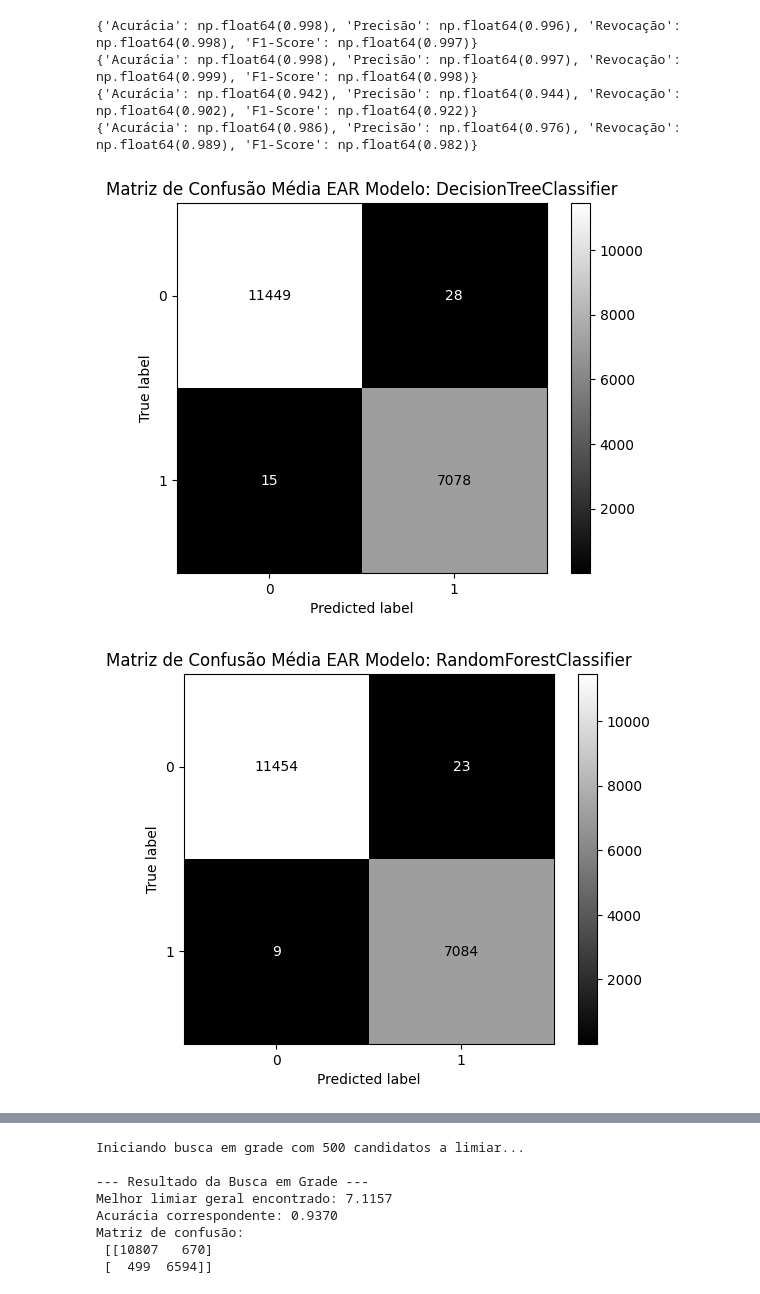
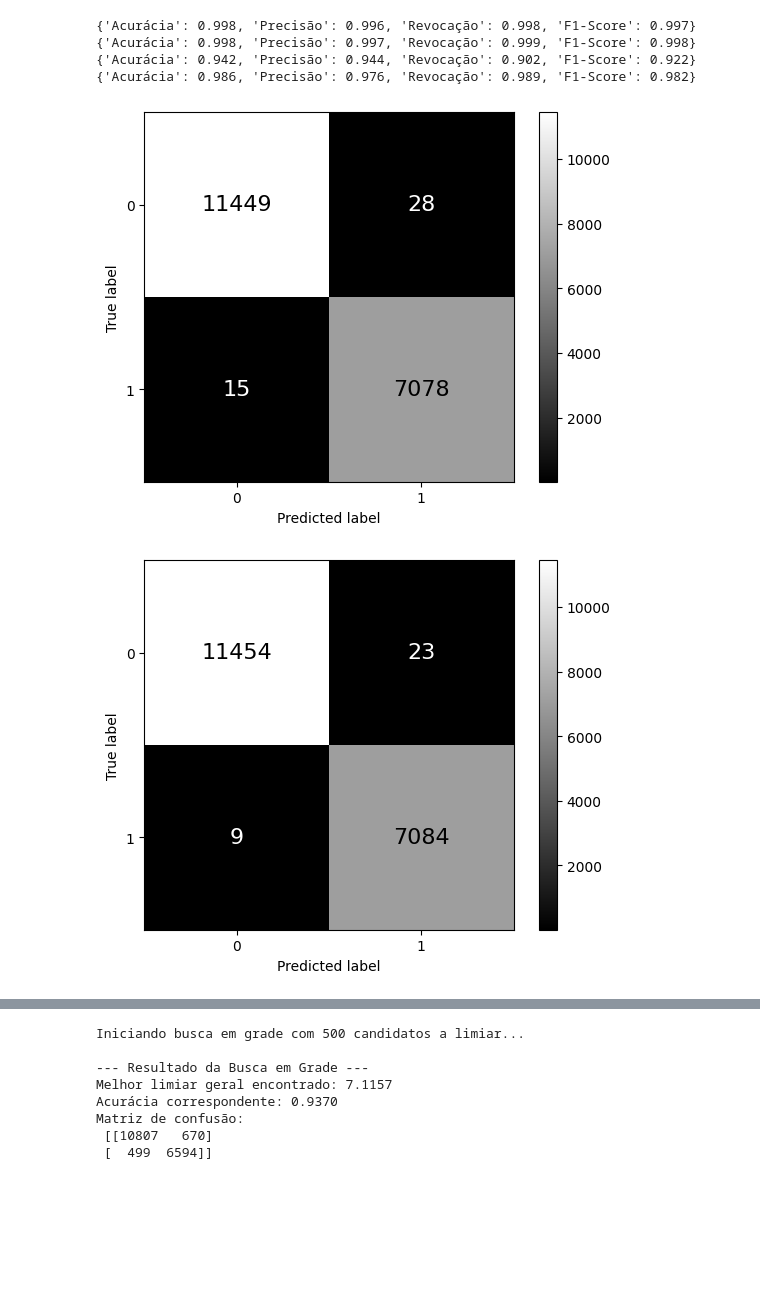
Before and after one commit to Barradas13/AssistiveDomotical, a Jupyter notebook: OSEMN/colabs/model.ipynb, the cells around one changed output, grey strips where cells are left out. Drawn from its saved outputs; the diff is of its cells as text; code cells hidden in the pictures; blank space fills up the shorter version.

```diff
--- a/OSEMN/colabs/model.ipynb
+++ b/OSEMN/colabs/model.ipynb
@@ -99,35 +117,35 @@ for df in dfs:
 # %%
 ## SOMENTE EAR
 
 for model in models:
     cm_total = np.zeros((2,2))
     for idx, df_test in enumerate(dfs):
         df_train = pd.concat([df for j, df in enumerate(dfs) if j != idx], ignore_index=True)
 
         X_train = df_train[["ear1","ear2","ear3","ear4","ear5"]]
         y_train = df_train["piscando"]
 
         X_test = df_test[["ear1","ear2","ear3","ear4","ear5"]]
         y_test = df_test["piscando"]
 
         model.fit(X_train, y_train)
 
         y_pred = model.predict(X_test)
 
         cm = confusion_matrix(y_test, y_pred)
         cm_total += cm
 
     print(calculate_metrics_from_cm(cm_total))
     disp = ConfusionMatrixDisplay(confusion_matrix=cm_total, display_labels=[0,1])
-    disp.plot(values_format=".0f", cmap="gray")
-    plt.title("Matriz de Confusão Média EAR Modelo: " + model.__class__.__name__)
+    disp.plot(values_format=".0f", cmap="gray", text_kw={"fontsize": 16})  # ajuste 16 para o tamanho desejado
+    #plt.title("Matriz de Confusão Média EAR Modelo: " + model.__class__.__name__, fontsize=18)
 
     caminho_para_salvar = f"../../imagensArtigo/matrizesEAR/{model.__class__.__name__}_cm_ear.png"
     plt.savefig(caminho_para_salvar, dpi=300, bbox_inches='tight') # dpi=300 para alta qualidade
 # %% [output]
-{'Acurácia': np.float64(0.998), 'Precisão': np.float64(0.996), 'Revocação': np.float64(0.998), 'F1-Score': np.float64(0.997)}
-{'Acurácia': np.float64(0.998), 'Precisão': np.float64(0.997), 'Revocação': np.float64(0.999), 'F1-Score': np.float64(0.998)}
-{'Acurácia': np.float64(0.942), 'Precisão': np.float64(0.944), 'Revocação': np.float64(0.902), 'F1-Score': np.float64(0.922)}
-{'Acurácia': np.float64(0.986), 'Precisão': np.float64(0.976), 'Revocação': np.float64(0.989), 'F1-Score': np.float64(0.982)}
+{'Acurácia': 0.998, 'Precisão': 0.996, 'Revocação': 0.998, 'F1-Score': 0.997}
+{'Acurácia': 0.998, 'Precisão': 0.997, 'Revocação': 0.999, 'F1-Score': 0.998}
+{'Acurácia': 0.942, 'Precisão': 0.944, 'Revocação': 0.902, 'F1-Score': 0.922}
+{'Acurácia': 0.986, 'Precisão': 0.976, 'Revocação': 0.989, 'F1-Score': 0.982}
-[figure, old version]
+[figure, new version]
-[figure, old version]
+[figure, new version]
```
Also changed, not shown: parts of 3 cells of this notebook, 13 other files.
